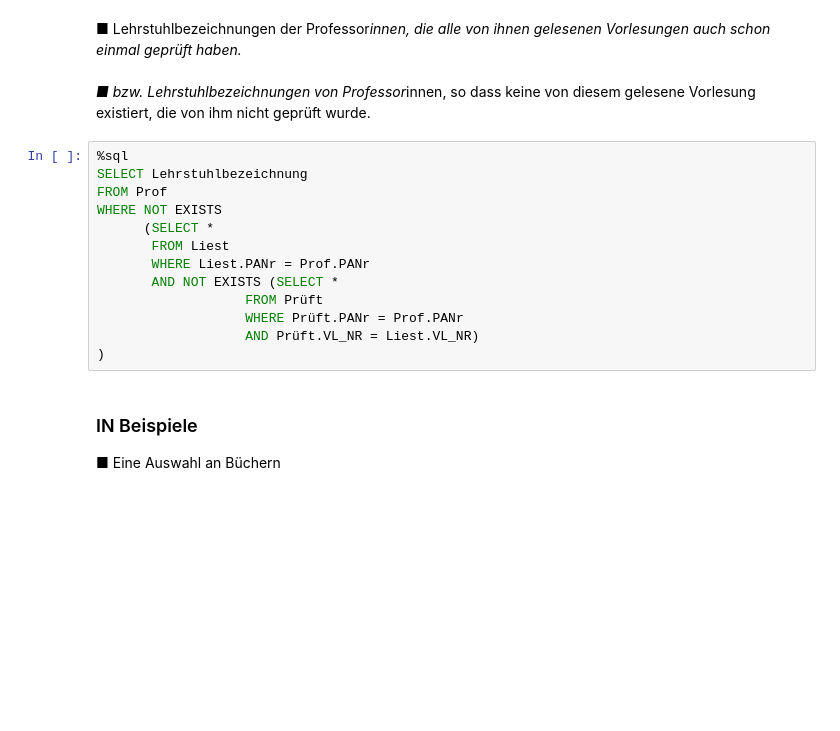
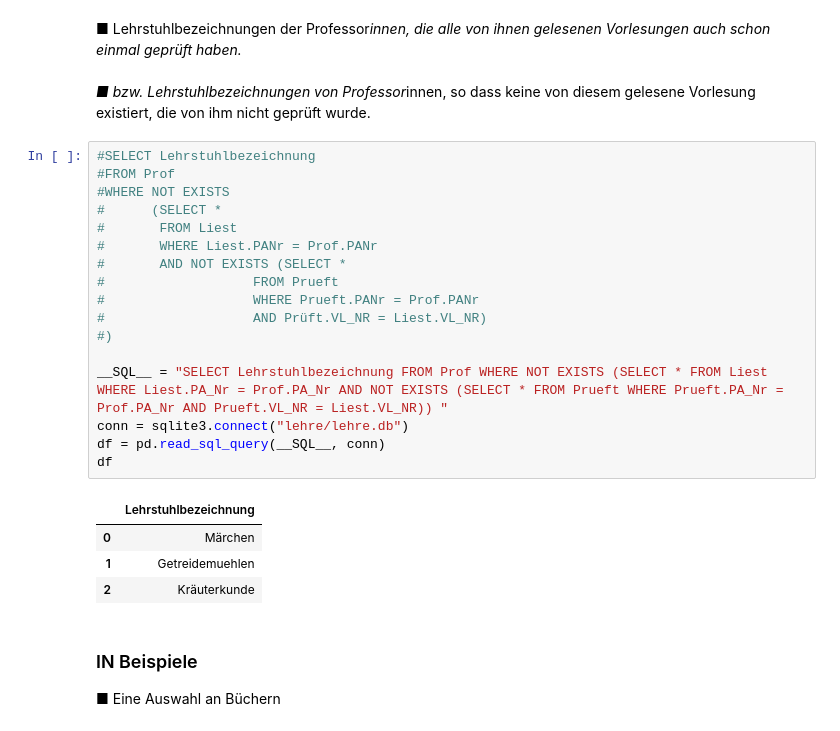
Before and after one commit to lejuliennn/GDBS_Script_Fork, a Jupyter notebook: _build/html/_sources/09/sql.ipynb, the cells around one changed output. Drawn from its saved outputs; the diff is of its cells as text; blank space fills up the shorter version.

```diff
--- a/_build/html/_sources/09/sql.ipynb
+++ b/_build/html/_sources/09/sql.ipynb
@@ -1649,18 +1670,27 @@ geprüft haben.
 ■ bzw. Lehrstuhlbezeichnungen von Professor*innen, so dass keine von diesem gelesene Vorlesung existiert, die von
 ihm nicht geprüft wurde.
 # %%
-%sql
-SELECT Lehrstuhlbezeichnung
-FROM Prof
-WHERE NOT EXISTS
-      (SELECT *
-       FROM Liest
-       WHERE Liest.PANr = Prof.PANr
-       AND NOT EXISTS (SELECT *
-                   FROM Prüft
-                   WHERE Prüft.PANr = Prof.PANr
-                   AND Prüft.VL_NR = Liest.VL_NR)
-)
+#SELECT Lehrstuhlbezeichnung
+#FROM Prof
+#WHERE NOT EXISTS
+#      (SELECT *
+#       FROM Liest
+#       WHERE Liest.PANr = Prof.PANr
+#       AND NOT EXISTS (SELECT *
+#                   FROM Prueft
+#                   WHERE Prueft.PANr = Prof.PANr
+#                   AND Prüft.VL_NR = Liest.VL_NR)
+#)
+
+__SQL__ = "SELECT Lehrstuhlbezeichnung FROM Prof WHERE NOT EXISTS (SELECT * FROM Liest WHERE Liest.PA_Nr = Prof.PA_Nr AND NOT EXISTS (SELECT * FROM Prueft WHERE Prueft.PA_Nr = Prof.PA_Nr AND Prueft.VL_NR = Liest.VL_NR)) "
+conn = sqlite3.connect("lehre/lehre.db")
+df = pd.read_sql_query(__SQL__, conn)
+df
+# %% [output]
+|  | Lehrstuhlbezeichnung |
+| 0 | Märchen |
+| 1 | Getreidemuehlen |
+| 2 | Kräuterkunde |
 # %% [markdown]
 ### IN Beispiele
 ■ Eine Auswahl an Büchern
```
Also changed, not shown: parts of 22 cells of this notebook, 19 other files.
